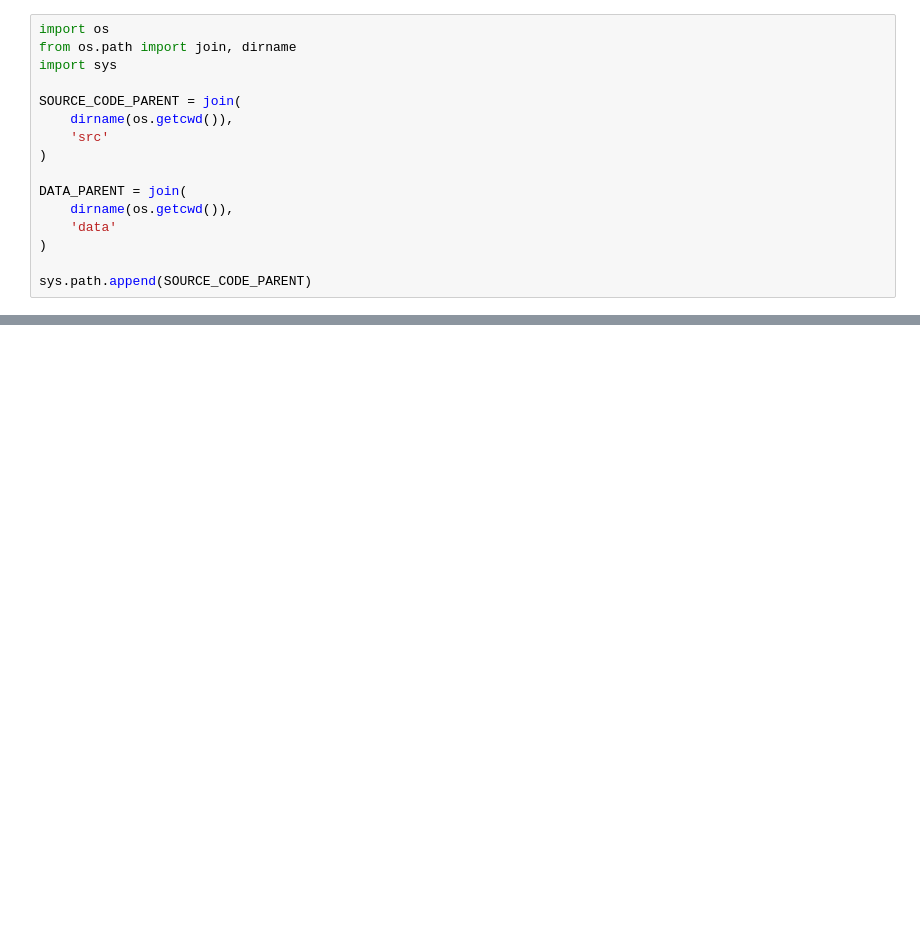
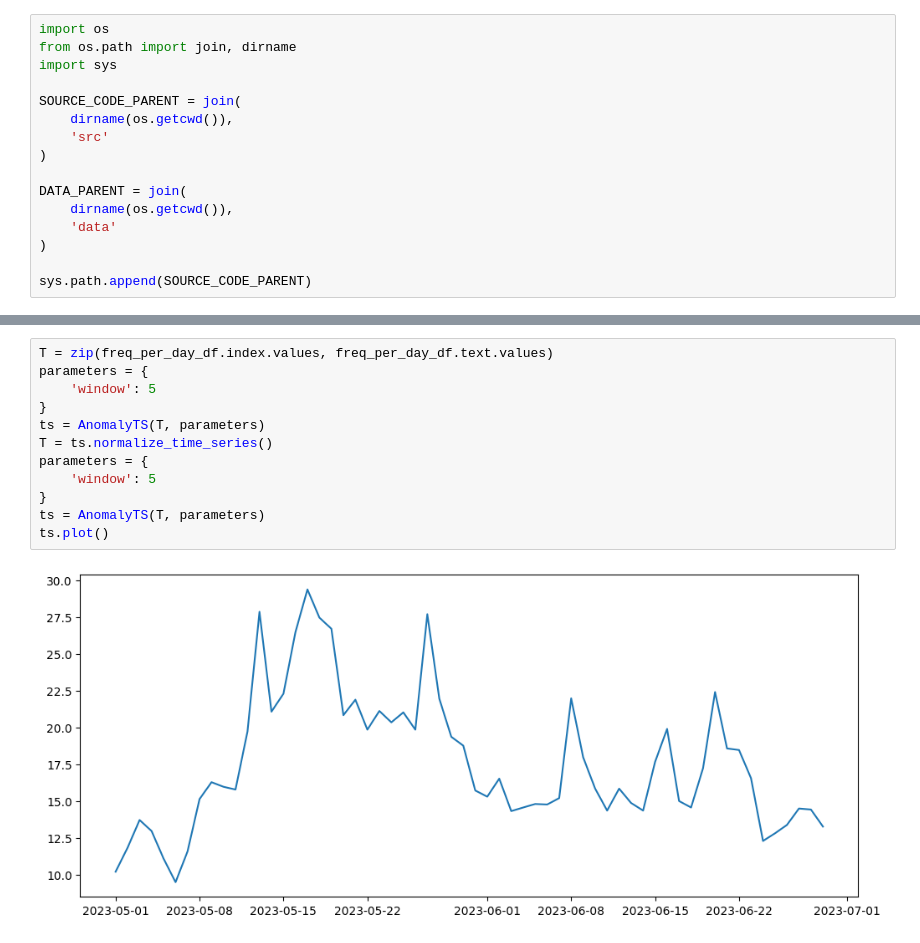
Before and after one commit to thesocialcoin/ds-Alerts, a Jupyter notebook: notebooks/inmigration.ipynb, the cells around one changed output, grey strips where cells are left out. Saved outputs shown, nothing was run; the diff lists cells and outputs as text; blank space fills up the shorter version.

```diff
--- a/notebooks/inmigration.ipynb
+++ b/notebooks/inmigration.ipynb
@@ -41,0 +75,14 @@ df.head()
+# %%
+T = zip(freq_per_day_df.index.values, freq_per_day_df.text.values)
+parameters = {
+    'window': 5
+}
+ts = AnomalyTS(T, parameters)
+T = ts.normalize_time_series()
+parameters = {
+    'window': 5
+}
+ts = AnomalyTS(T, parameters)
+ts.plot()
+# %% [output]
+[figure, added]
```
Also changed, not shown: parts of 7 cells of this notebook, 3 other files.
